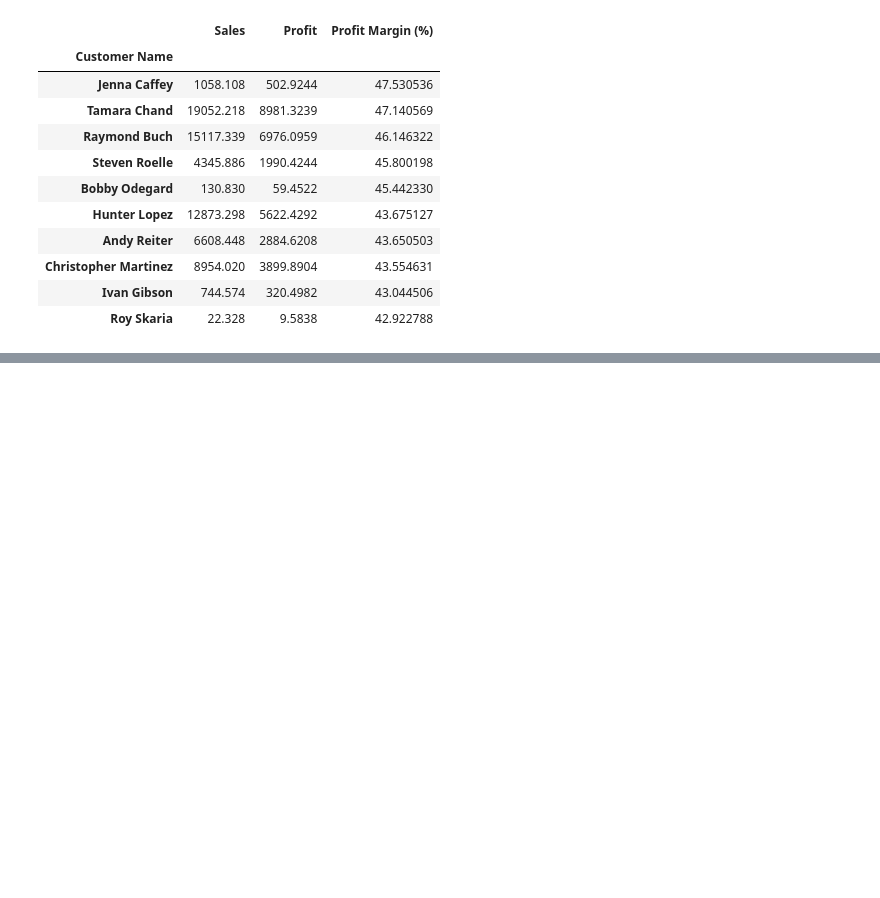
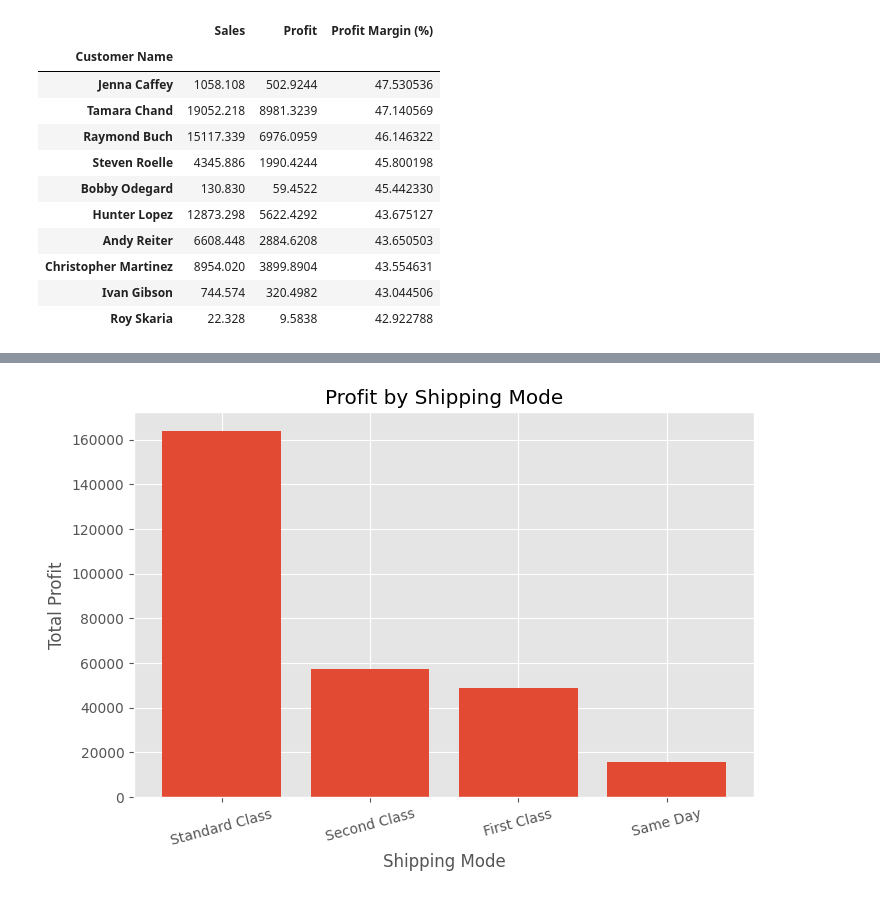
Before and after one commit to jigyasa-b31/Sales-Data-Analysis-Dashboard, a Jupyter notebook: notebooks/Sales_Data_Analysis_Dashboard.ipynb, the cells around one changed output, grey strips where cells are left out. Cells and saved outputs as stored; diff of their text form; code cells hidden in the pictures; blank space fills up the shorter version.

```diff
--- a/notebooks/Sales_Data_Analysis_Dashboard.ipynb
+++ b/notebooks/Sales_Data_Analysis_Dashboard.ipynb
@@ -1122,0 +1186,17 @@ customer_analysis.sort_values(
+# %%
+plt.figure(figsize=(8,5))
+
+plt.bar(
+    shipping_analysis.index,
+    shipping_analysis["Profit"]
+)
+
+plt.title("Profit by Shipping Mode")
+plt.xlabel("Shipping Mode")
+plt.ylabel("Total Profit")
+
+plt.xticks(rotation=15)
+
+plt.show()
+# %% [output]
+[figure, added]
```
Also changed, not shown: parts of 8 cells of this notebook.
